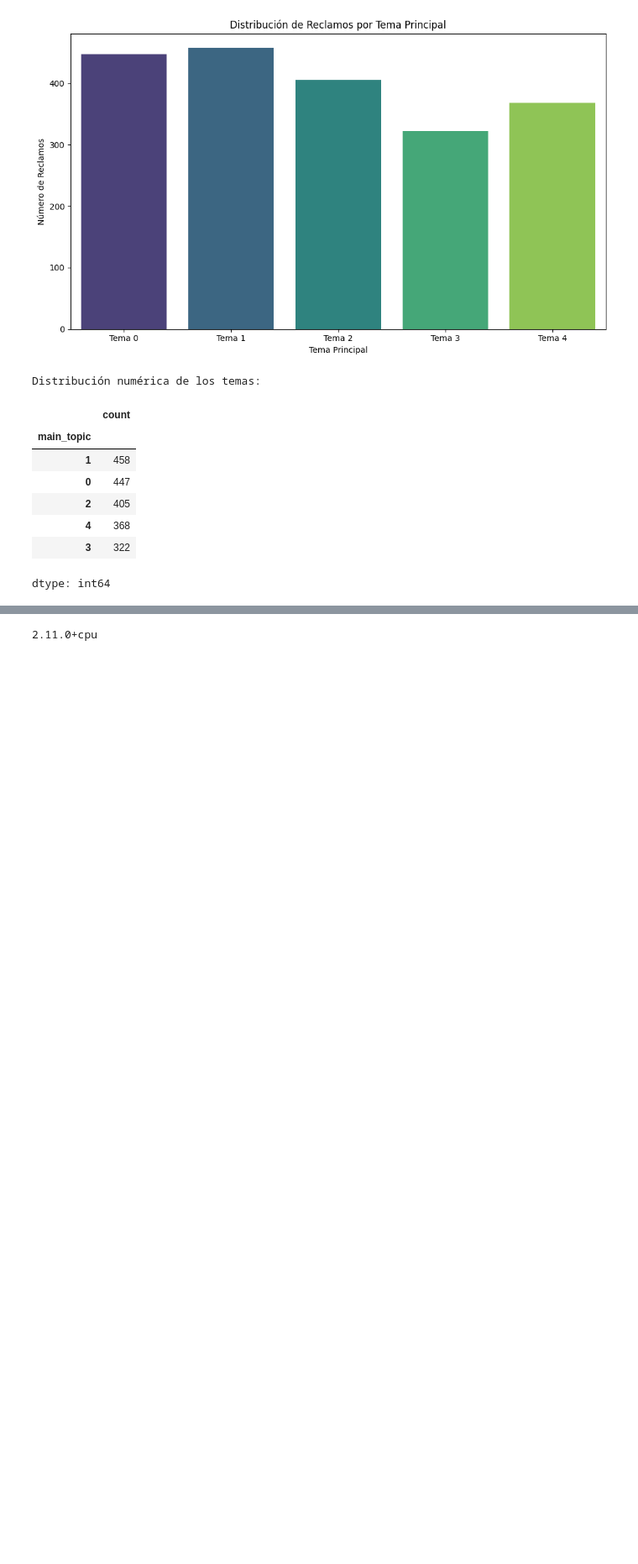
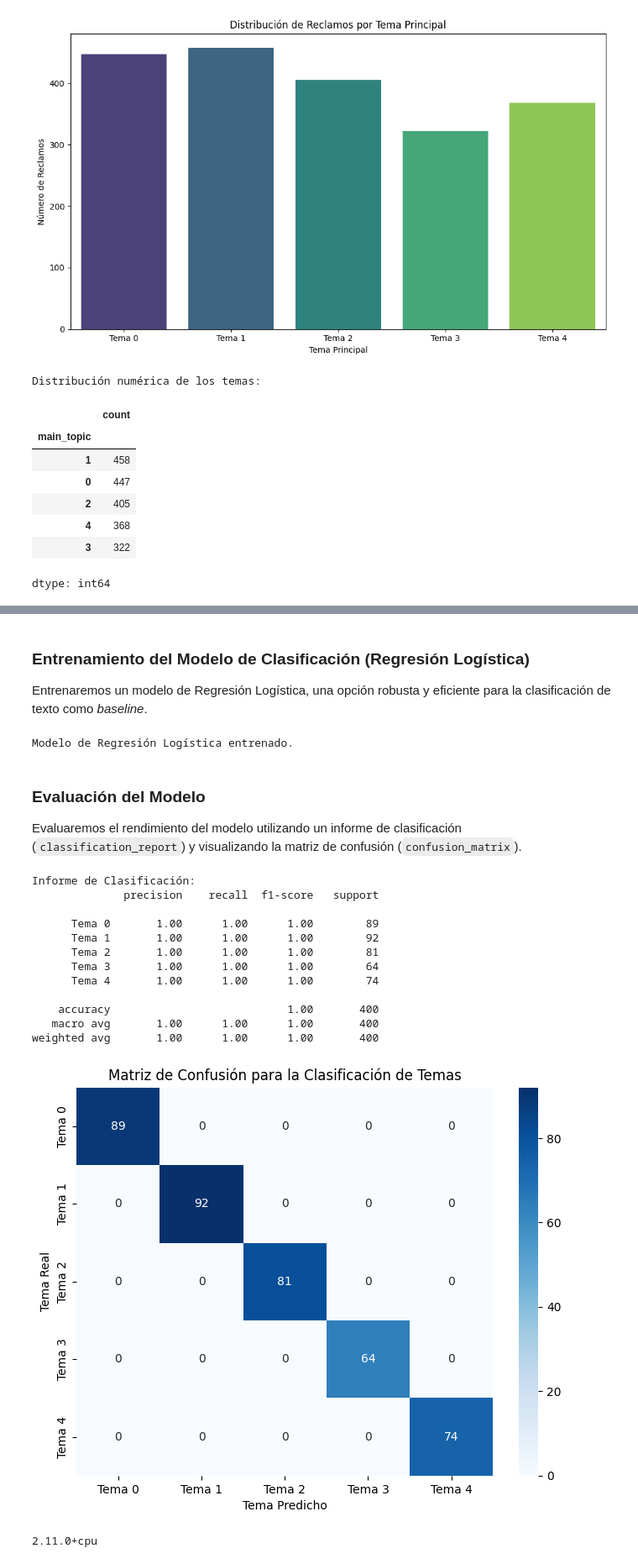
Before and after one commit to signur43/Curso_DataScienceIII, a Jupyter notebook: Codigo/Curso_3.ipynb, the cells around one changed output, grey strips where cells are left out. Shown at 84% size. Saved outputs shown, nothing was run; the diff lists cells and outputs as text; code cells hidden in the pictures; blank space fills up the shorter version.

```diff
--- a/Codigo/Curso_3.ipynb
+++ b/Codigo/Curso_3.ipynb
@@ -540,0 +547,10 @@ dtype: int64
+# %%
+# Definir características (X) y objetivo (y)
+X = df['texto_reclamo_processed']
+y = df['main_topic']
+
+# Dividir los datos en conjuntos de entrenamiento y prueba
+X_train, X_test, y_train, y_test = train_test_split(X, y, test_size=0.2, random_state=42, stratify=y)
+
+print(f"Tamaño del conjunto de entrenamiento: {X_train.shape[0]} muestras")
+print(f"Tamaño del conjunto de prueba: {X_test.shape[0]} muestras")
@@ -541,3 +581,59 @@ dtype: int64
+# %% [markdown]
+### Entrenamiento del Modelo de Clasificación (Regresión Logística)
+
+Entrenaremos un modelo de Regresión Logística, una opción robusta y eficiente para la clasificación de texto como *baseline*.
+# %%
+from sklearn.linear_model import LogisticRegression
+
+# Inicializar y entrenar el modelo de Regresión Logística
+# Se aumenta max_iter para asegurar la convergencia si el dataset es grande.
+classifier = LogisticRegression(max_iter=1000, random_state=42)
+classifier.fit(X_train_tfidf, y_train)
+
+print("Modelo de Regresión Logística entrenado.")
+# %% [output]
+Modelo de Regresión Logística entrenado.
+# %% [markdown]
+### Evaluación del Modelo
+
+Evaluaremos el rendimiento del modelo utilizando un informe de clasificación (`classification_report`) y visualizando la matriz de confusión (`confusion_matrix`).
+# %%
+from sklearn.metrics import classification_report, confusion_matrix
+import seaborn as sns
+import matplotlib.pyplot as plt
+
+# Realizar predicciones en el conjunto de prueba
+y_pred = classifier.predict(X_test_tfidf)
+
+# Imprimir el informe de clasificación
+print("Informe de Clasificación:")
+print(classification_report(y_test, y_pred, target_names=[f'Tema {i}' for i in range(num_topics)]))
+
+# Generar y visualizar la matriz de confusión
+conf_matrix = confusion_matrix(y_test, y_pred)
+
+plt.figure(figsize=(8, 6))
+sns.heatmap(conf_matrix, annot=True, fmt='d', cmap='Blues',
+            xticklabels=[f'Tema {i}' for i in range(num_topics)],
+            yticklabels=[f'Tema {i}' for i in range(num_topics)])
+plt.xlabel('Tema Predicho')
+plt.ylabel('Tema Real')
+plt.title('Matriz de Confusión para la Clasificación de Temas')
+plt.show()
+# %% [output]
+Informe de Clasificación:
+              precision    recall  f1-score   support
+
+      Tema 0       1.00      1.00      1.00        89
+      Tema 1       1.00      1.00      1.00        92
+      Tema 2       1.00      1.00      1.00        81
+      Tema 3       1.00      1.00      1.00        64
+      Tema 4       1.00      1.00      1.00        74
+
+    accuracy                           1.00       400
+   macro avg       1.00      1.00      1.00       400
+weighted avg       1.00      1.00      1.00       400
+[figure, added]
 # %%
 import torch
 print(torch.__version__)
```
Also changed, not shown: parts of 11 cells of this notebook.
